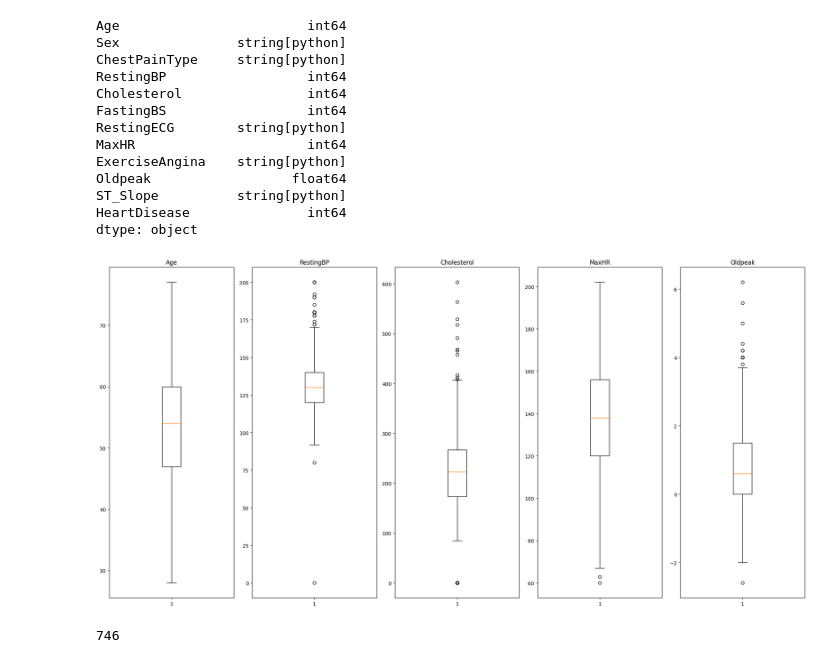
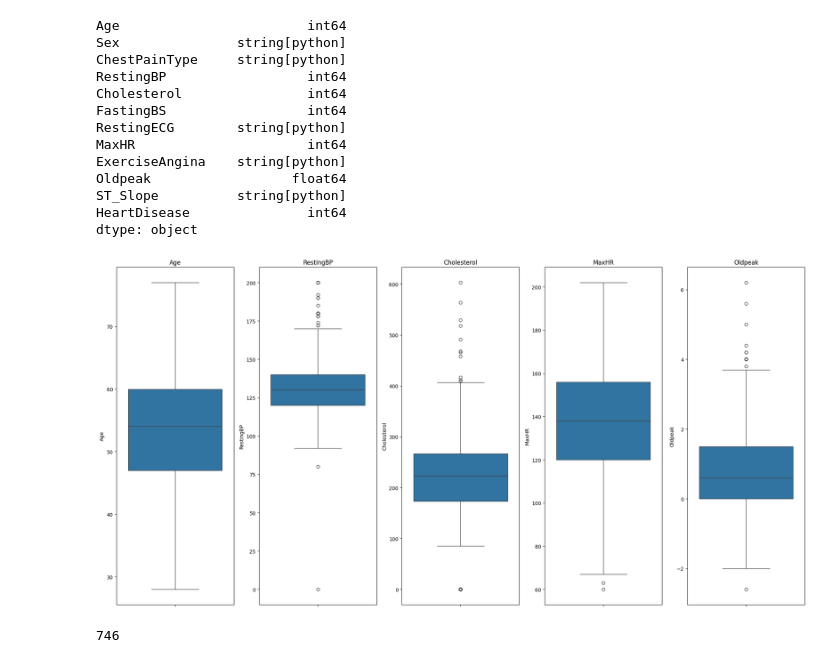
Before and after one commit to gnlca/heart-failure-detection, a Jupyter notebook: heart.ipynb, the cells around one changed output. Saved outputs shown, nothing was run; the diff lists cells and outputs as text; code cells hidden in the pictures.

```diff
--- a/heart.ipynb
+++ b/heart.ipynb
@@ -91,19 +113,19 @@ dtype: object
 # %%
 numerical_cols = df.select_dtypes(include=["int64", "float64"]).columns
 numerical_cols = numerical_cols.drop(
     ["HeartDisease", "FastingBS"]
 )  # rimuovo la colonna target e la colonna FastingBS
 
 fig, axs = plt.subplots(nrows=1, ncols=len(numerical_cols), figsize=(20, 10))
 
 for i, col in enumerate(numerical_cols):
-    axs[i].boxplot(df[col])
+    sns.boxplot(y=df[col], ax=axs[i])
     axs[i].set_title(col)
 
 plt.tight_layout()
 plt.show()
 # %% [output]
-[figure, old version]
+[figure, new version]
 # %%
 # Rimozione outliers
 resting_bp_outliers = df[df["RestingBP"] < 20]  # è morto? Lo rimuovo?
```
Also changed, not shown: parts of 14 cells of this notebook, 2 other files.
